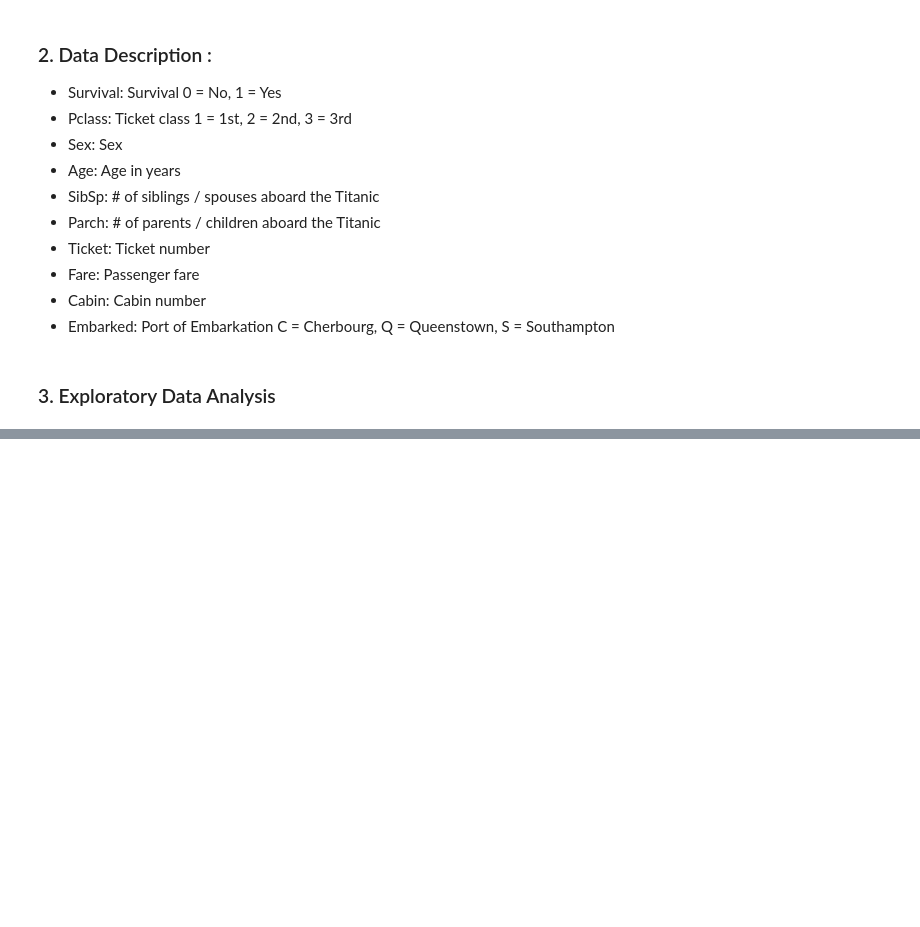
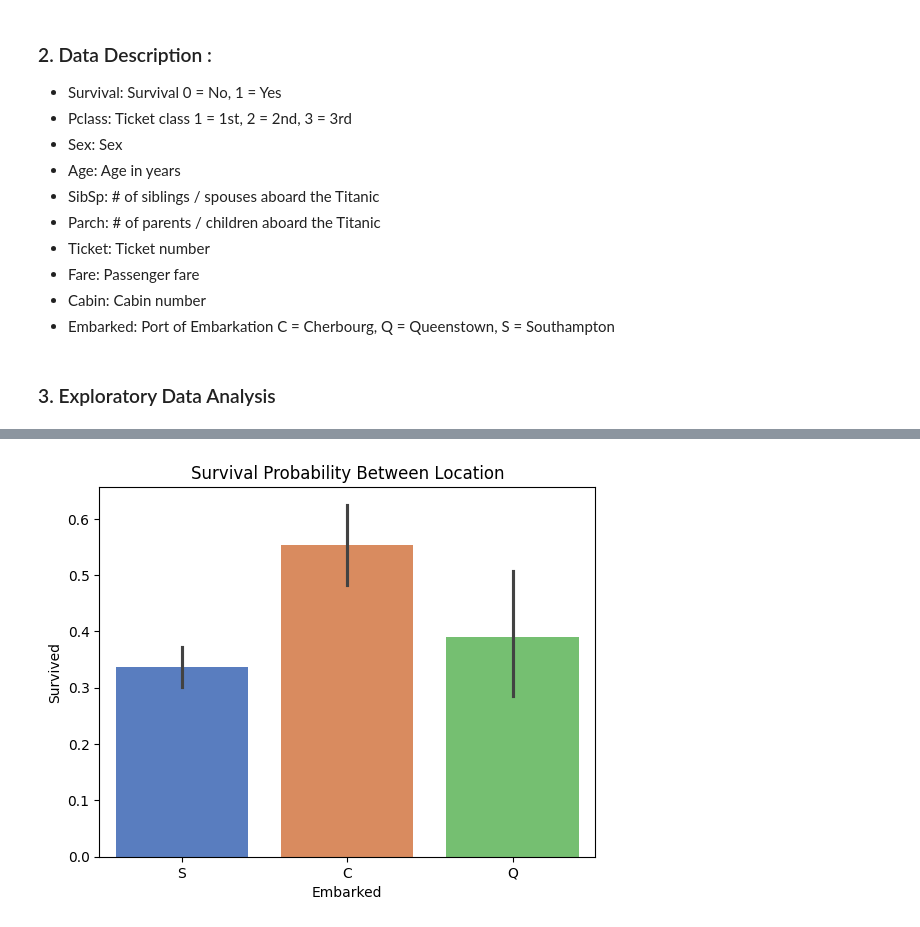
Before and after one commit to MarcusO17/kaggle-comps, a Jupyter notebook: main.ipynb, the cells around one changed output, grey strips where cells are left out. Drawn from its saved outputs; the diff is of its cells as text; code cells hidden in the pictures; blank space fills up the shorter version.

```diff
--- a/main.ipynb
+++ b/main.ipynb
@@ -80,0 +195,6 @@ None
+# %%
+sns.barplot(df_train,x='Embarked',y='Survived',palette='muted')
+plt.title('Survival Probability Between Location')
+plt.show()
+# %% [output]
+[figure, added]
```
Also changed, not shown: parts of 21 cells of this notebook.
